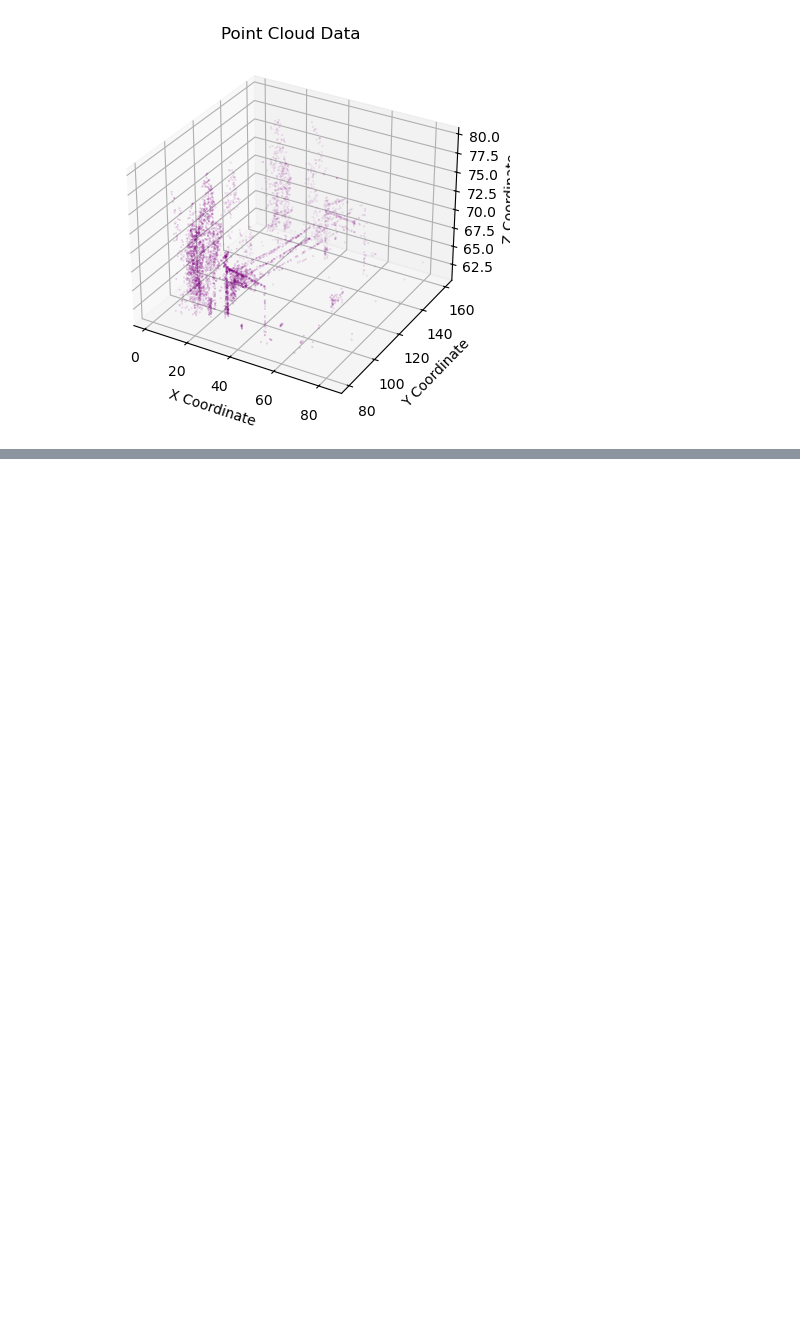
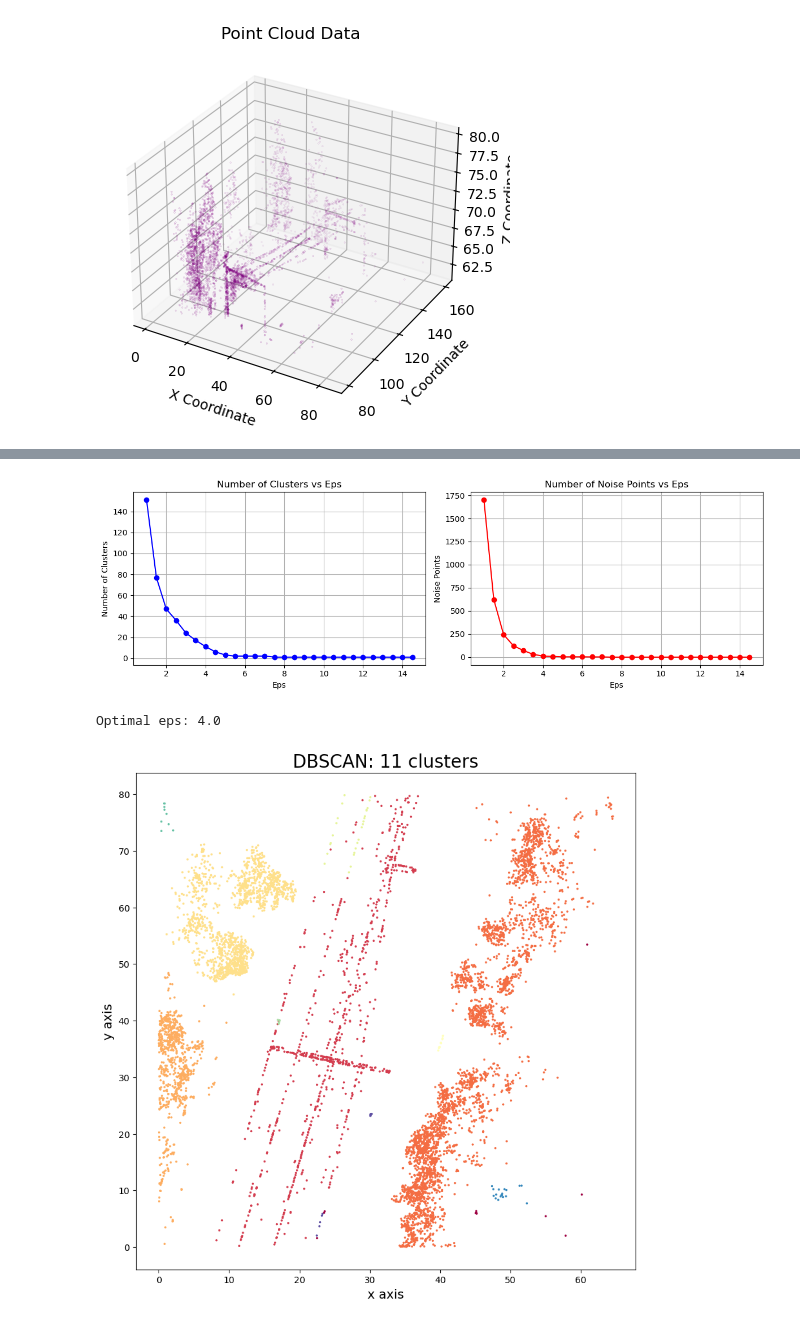
Before and after one commit to Atefeh-Mirzabeigi/LiDAR-Point-Cloud-Processing, a Jupyter notebook: Lidar_assignment-1/share2.ipynb, the cells around one changed output, grey strips where cells are left out. Saved outputs shown, nothing was run; the diff lists cells and outputs as text; code cells hidden in the pictures; blank space fills up the shorter version.

```diff
--- a/Lidar_assignment-1/share2.ipynb
+++ b/Lidar_assignment-1/share2.ipynb
@@ -133,2 +288,62 @@ Ground level Z value: 61.58419999999999
+# %%
+
+cluster_counts_2 = []
+noise_counts_2 = []
+for eps in eps_values:
+    clustering_2 = DBSCAN(eps = eps, min_samples=5).fit(pcd2_above_ground)
+    clusters_2 = len(set(clustering_2.labels_)) - (1 if -1 in clustering_2.labels_ else 0)
+    cluster_counts_2.append(clusters_2)
+    noise = list(clustering_2.labels_).count(-1)
+    noise_counts_2.append(noise)
+
+plt.figure(figsize=(12, 4))
+
+plt.subplot(1, 2, 1)
+plt.plot(eps_values, cluster_counts_2, 'b-o')
+plt.title('Number of Clusters vs Eps')
+plt.xlabel('Eps')
+plt.ylabel('Number of Clusters')
+plt.grid(True)
+
+plt.subplot(1, 2, 2)
+plt.plot(eps_values, noise_counts_2, 'r-o')
+plt.title('Number of Noise Points vs Eps')
+plt.xlabel('Eps')
+plt.ylabel('Noise Points')
+plt.grid(True)
+
+plt.tight_layout()
+plt.show()
+
+
+optimal_eps_2 = find_elbow_distance_method(eps_values, cluster_counts_2)
+print(f"Optimal eps: {optimal_eps_2}")
+
+unoptimal_eps_2 = 4
+# find the elbow
+clustering_2 = DBSCAN(eps = unoptimal_eps_2, min_samples=5).fit(pcd2_above_ground)
+
+#%%
+clusters_2 = len(set(clustering_2.labels_)) - (1 if -1 in clustering_2.labels_ else 0)
+colors = [plt.cm.Spectral(each) for each in np.linspace(0, 1, clusters_2)]
+
+# %%
+# Plotting resulting clusters
+plt.figure(figsize=(10,10))
+plt.scatter(pcd2_above_ground[:,0],
+            pcd2_above_ground[:,1],
+            c=clustering_2.labels_,
+            cmap=matplotlib.colors.ListedColormap(colors),
+            s=2)
+
+
+plt.title('DBSCAN: %d clusters' % clusters_2,fontsize=20)
+plt.xlabel('x axis',fontsize=14)
+plt.ylabel('y axis',fontsize=14)
+plt.show()
+# %% [output]
+[figure, added]
+Optimal eps: 4.0
+[figure, added]
 # %%
 
```
Also changed, not shown: parts of 5 cells of this notebook, 12 other files.
